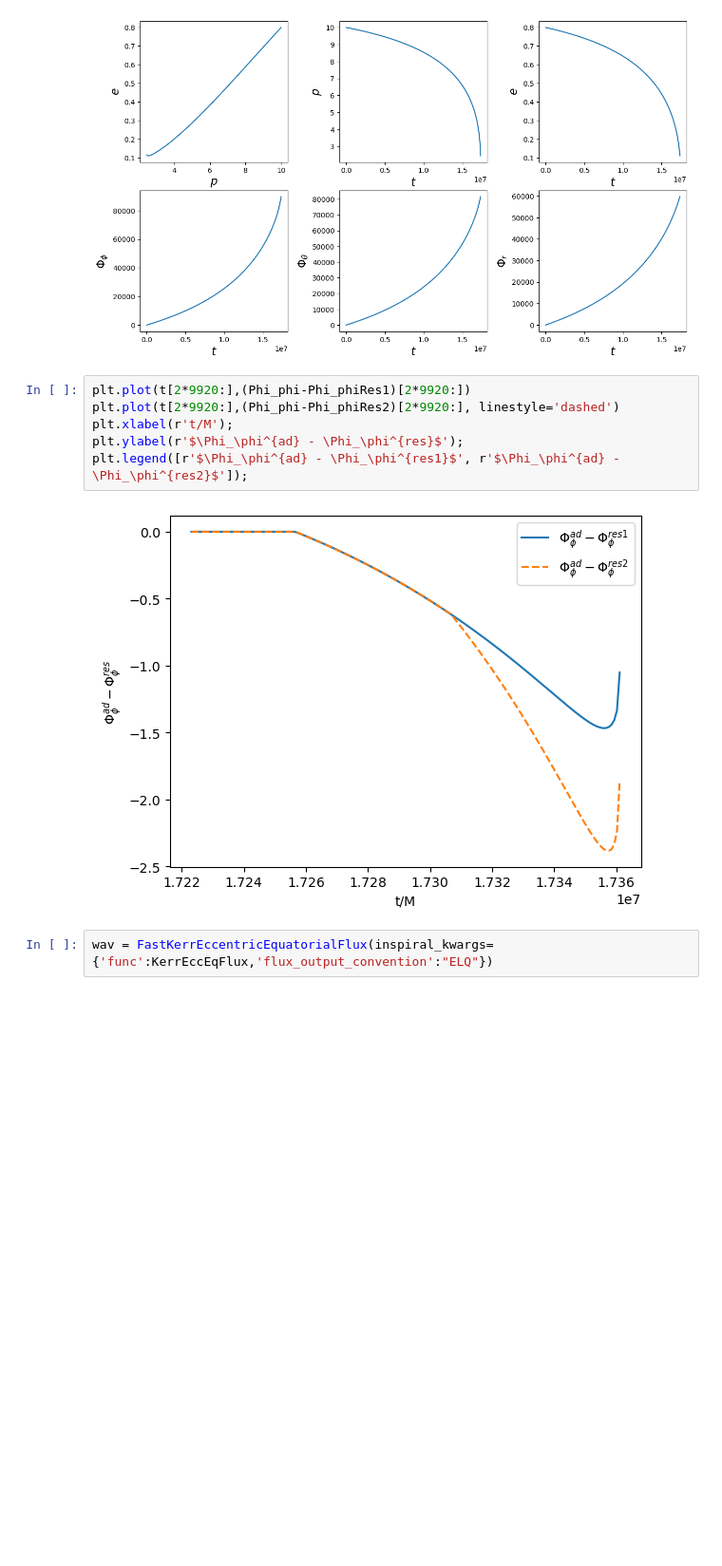
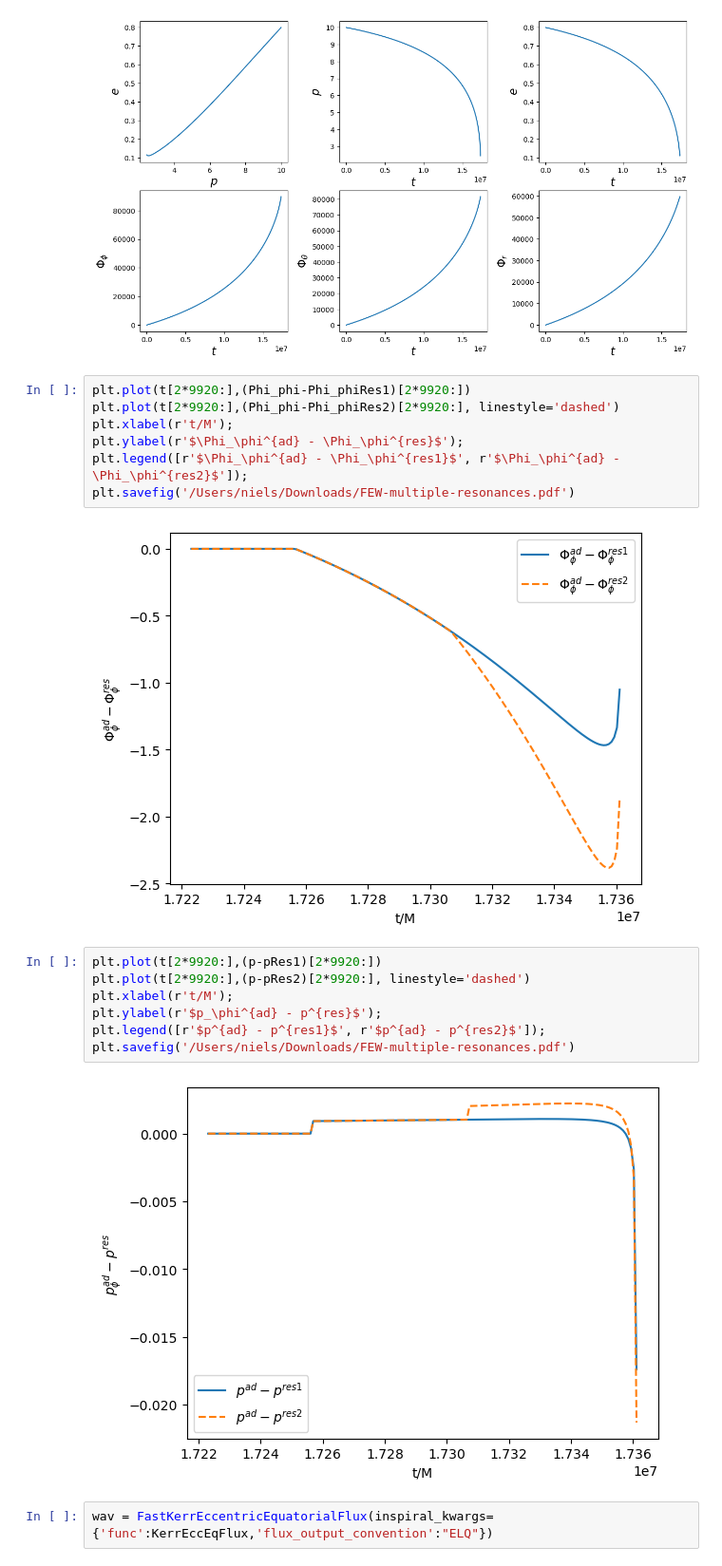
Before and after one commit to znasipak/FastEMRIWaveforms-Soton-Hackathon-2025, a Jupyter notebook: examples/Resonance_example.ipynb, the cells around one changed output. Shown: that part at 95% size. Drawn from its saved outputs; the diff is of its cells as text; blank space fills up the shorter version.

Commit message:
Add a plot that shows the jumps in p

```diff
--- a/examples/Resonance_example.ipynb
+++ b/examples/Resonance_example.ipynb
@@ -93,8 +93,18 @@ plt.plot(t[2*9920:],(Phi_phi-Phi_phiRes2)[2*9920:], linestyle='dashed')
 plt.xlabel(r't/M');
 plt.ylabel(r'$\Phi_\phi^{ad} - \Phi_\phi^{res}$');
 plt.legend([r'$\Phi_\phi^{ad} - \Phi_\phi^{res1}$', r'$\Phi_\phi^{ad} - \Phi_\phi^{res2}$']);
+plt.savefig('/Users/niels/Downloads/FEW-multiple-resonances.pdf')
 # %% [output]
 [figure]
+# %%
+plt.plot(t[2*9920:],(p-pRes1)[2*9920:])
+plt.plot(t[2*9920:],(p-pRes2)[2*9920:], linestyle='dashed')
+plt.xlabel(r't/M');
+plt.ylabel(r'$p_\phi^{ad} - p^{res}$');
+plt.legend([r'$p^{ad} - p^{res1}$', r'$p^{ad} - p^{res2}$']);
+plt.savefig('/Users/niels/Downloads/FEW-multiple-resonances.pdf')
+# %% [output]
+[figure, added]
 # %%
 wav = FastKerrEccentricEquatorialFlux(inspiral_kwargs={'func':KerrEccEqFlux,'flux_output_convention':"ELQ"})
 # %%
```
